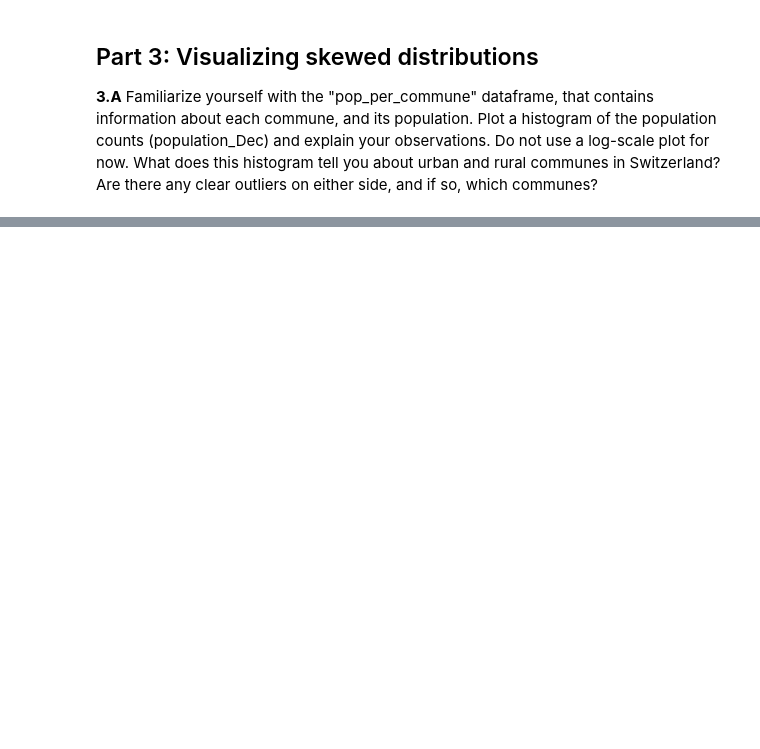
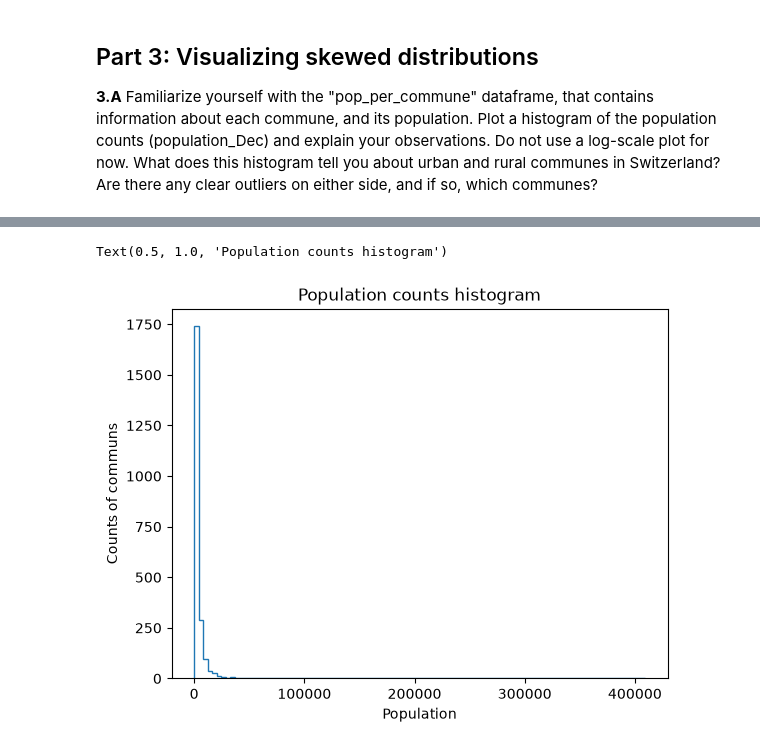
Before and after one commit to mt-tschudin/ADA2026, a Jupyter notebook: Exercises/02 - Data viz and data from the web/Becoming a DataVizard exercise.ipynb, the cells around one changed output, grey strips where cells are left out. Saved outputs shown, nothing was run; the diff lists cells and outputs as text; code cells hidden in the pictures; blank space fills up the shorter version.

```diff
--- a/Exercises/02 - Data viz and data from the web/Becoming a DataVizard exercise.ipynb
+++ b/Exercises/02 - Data viz and data from the web/Becoming a DataVizard exercise.ipynb
@@ -337,3 +438,12 @@ __3.A__ Familiarize yourself with the "pop_per_commune" dataframe, that contains
+# %%
+plt.hist(pop_per_commune['population_Dec'].values, bins = 100, histtype='step')
+
+plt.xlabel('Population')
+plt.ylabel('Counts of communs')
+plt.title('Population counts histogram')
+# %% [output]
+Text(0.5, 1.0, 'Population counts histogram')
+[figure, added]
 # %% [markdown]
 
 
```
Also changed, not shown: parts of 21 cells of this notebook, 1 other file.
